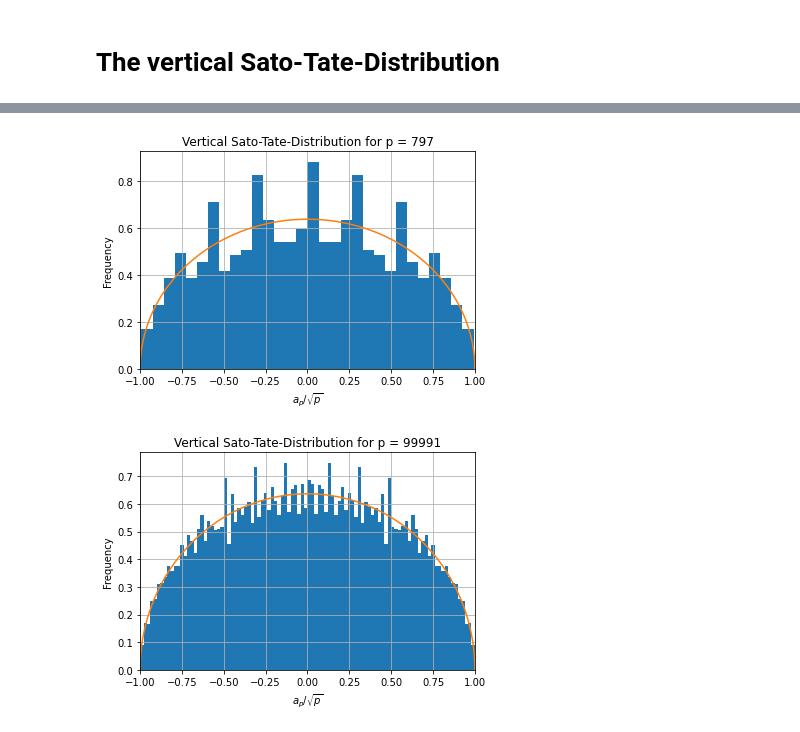
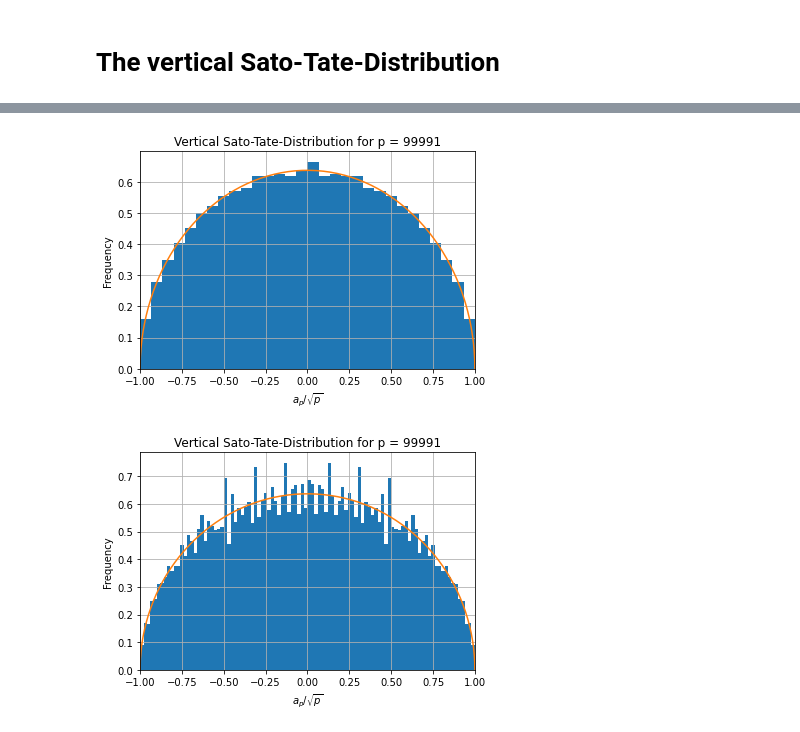
Before and after one commit to JosuaKugler/sato-tate-distributions, a Jupyter notebook: vertical_st.ipynb, the cells around one changed output, grey strips where cells are left out. Saved outputs shown, nothing was run; the diff lists cells and outputs as text; code cells hidden in the pictures.

```diff
--- a/vertical_st.ipynb
+++ b/vertical_st.ipynb
@@ -79,4 +2,0 @@ VST.histogram(797, 10)
-# %%
-VST.histogram(797, 30)
-# %% [output]
-[figure, removed]
@@ -87,3 +3,55 @@ import numexpr as ne
+# %%
+import matplotlib.pyplot as plt
+import numpy as np
+from math import asin, log, sqrt
+
+def ecs_over_F(p):
+    F = GF(p)
+    the_1728_j = F(1728)
+
+    js = list(range(1,p))
+    js.remove(the_1728_j) #needs to be handled separately
+    cardinalities = np.array([])
+    for j in my_simple_js:
+        E = EllipticCurve_from_j(F(j), minimal_twist=False)
+        np.append(cardinalities, E.cardinality())
+        # |E| + |E'| = 2p+2
+    cardinalities = (cardinalities - (p+1))/float(2 * sqrt(p))
+    np.append(cardinalities, -cardinalities)
+    return cardinalities
+
+def normalized_aps(p):
+    F = GF(p)
+    the_1728_j = F(1728)
+
+    js = list(range(1,p))
+    js.remove(the_1728_j) #needs to be handled separately
+    without_twist_aps = (np.array([EllipticCurve_from_j(F(j), minimal_twist=False).cardinality() for j in js]) - (p+1))/float(2 * sqrt(p))
+
+    all_aps = np.append(without_twist_aps, -without_twist_aps)
+    return all_aps
+
+def histogram(v, num_bins, p):
+    n, bins, patches = plt.hist(v, num_bins, density=True)
+    angle = np.linspace(0, np.pi, 150)
+    radius = 1
+    x = radius * np.cos(angle)
+    y = radius * np.sin(angle) * 2 / np.pi #stretching so that area = 1
+    plt.plot(x, y)
+    plt.xlabel('$a_p/\\sqrt{p}$')
+    plt.ylabel('Frequency')
+    plt.title('Vertical Sato-Tate-Distribution for p = {}'.format(p))
+    #plt.text(60, .025, r'$\mu=100,\ \sigma=15$')
+    plt.xlim(-1,1)
+    #plt.ylim(0, 1)
+    plt.grid(True)
+    plt.show()
+
+p = 99991
+v = normalized_aps(p)
+histogram(v, 30, p)
+# %% [output]
+[figure, added]
 # %%
 p = 99991
 F = GF(p)
```
Also changed, not shown: parts of 4 cells of this notebook.
